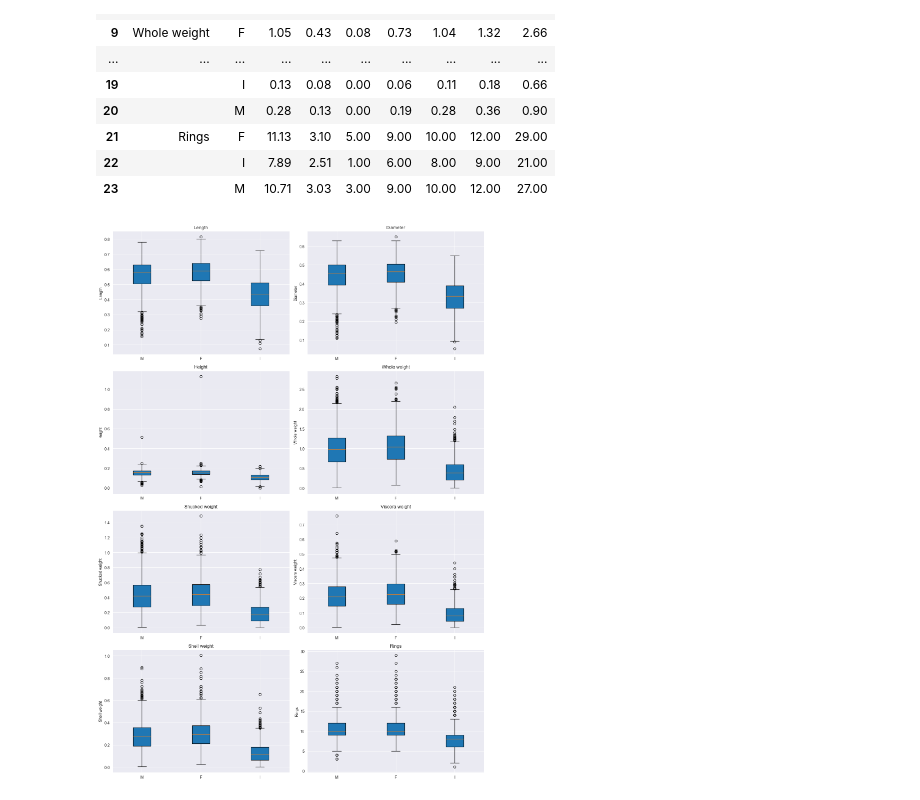
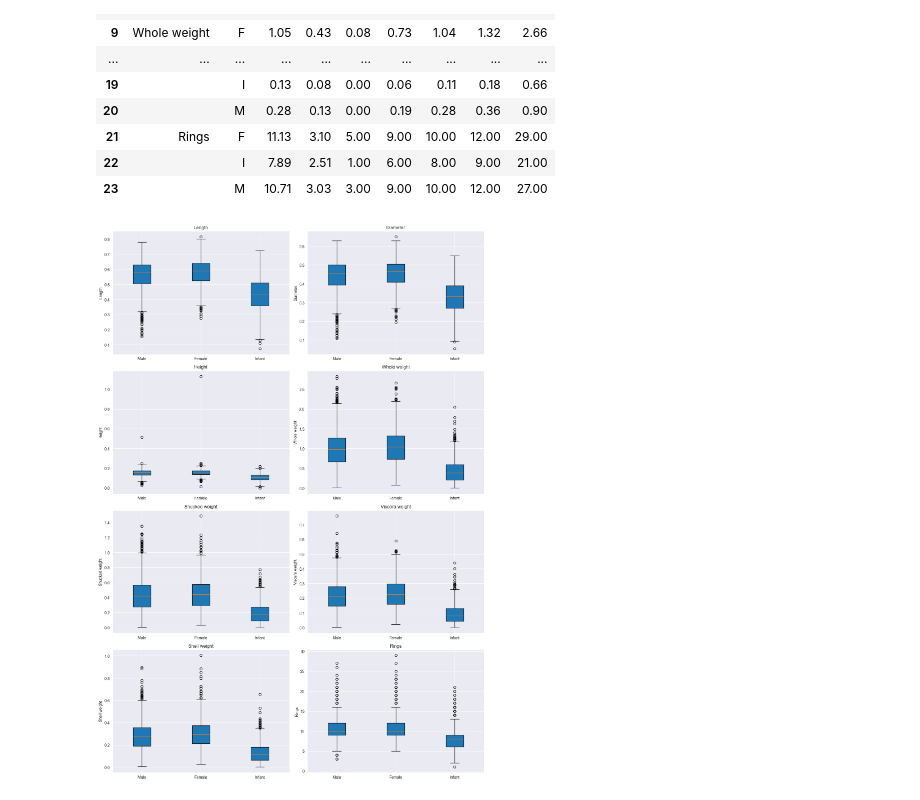
Before and after one commit to Pietras567/Python, a Jupyter notebook: Zadanie1/snails_analyze.ipynb, the cells around one changed output. Drawn from its saved outputs; the diff is of its cells as text; code cells hidden in the pictures.

```diff
--- a/Zadanie1/snails_analyze.ipynb
+++ b/Zadanie1/snails_analyze.ipynb
@@ -280,16 +280,16 @@ display(distributions)
 # %%
 # Second part for grade 5 - boxplots for the quantitative variables in the dataset diversity the sex
 
 fig, axs = plt.subplots(4, 2, tight_layout=True, figsize=(14, 20))
 sex_values = ['M', 'F', 'I']
 sex_labels = ['Male', 'Female', 'Infant']
 
 groups = data.groupby('sex')
 for i, ax in enumerate(axs.flat):
     vals = [groups.get_group(sex)[columns_to_count[i]] for sex in sex_values]
 
-    ax.boxplot(vals, patch_artist=True, tick_labels=sex_values)
+    ax.boxplot(vals, patch_artist=True, tick_labels=sex_labels)
     ax.set_title(f'{titles[i]}')
     ax.set_ylabel(f'{labels[i]}')
 # %% [output]
-[figure, old version]
+[figure, new version]
```
